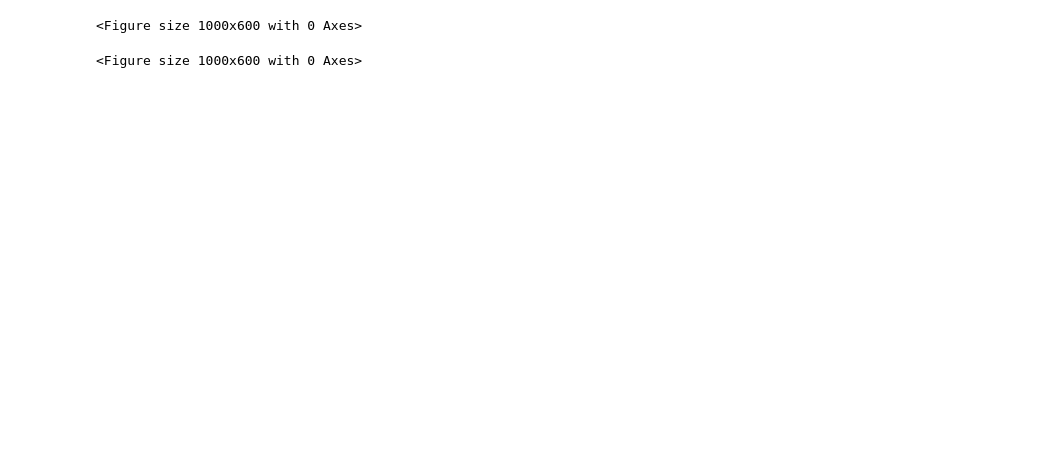
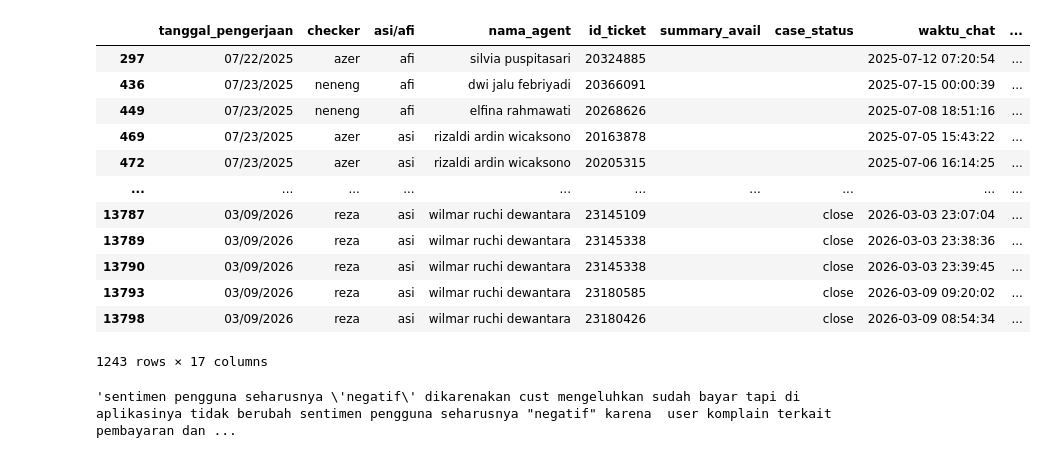
Before and after one commit to keisezrggx/ai_dashboard, a Jupyter notebook: backend/qc/read_summary.ipynb, the cells around one changed output. Drawn from its saved outputs; the diff is of its cells as text; code cells hidden in the pictures; blank space fills up the shorter version.

```diff
--- a/backend/qc/read_summary.ipynb
+++ b/backend/qc/read_summary.ipynb
@@ -40,5 +44,30 @@ memory usage: 1.6+ MB
 # %%
-plt.figure(figsize=(10, 6))
+df_clean = (
+    df.copy()
+    .drop(columns=['No'])
+    .rename(columns=lambda x: x.strip().lower())
+    .rename(columns=lambda x: x.replace(' ', '_'))
+    .apply(lambda x: x.str.strip().str.lower() if x.dtype == 'object' else x)
+)
+
+df_clean = df_clean[df_clean['revisi_sentimen'] == 'negatif']
+df_clean
 # %% [output]
+|  | tanggal_pengerjaan | checker | asi/afi | nama_agent | id_ticket | summary_avail | case_status | waktu_chat | ... |
+| 297 | 07/22/2025 | azer | afi | silvia puspitasari | 20324885 |  |  | 2025-07-12 07:20:54 | ... |
+| 436 | 07/23/2025 | neneng | afi | dwi jalu febriyadi | 20366091 |  |  | 2025-07-15 00:00:39 | ... |
+| 449 | 07/23/2025 | neneng | afi | elfina rahmawati | 20268626 |  |  | 2025-07-08 18:51:16 | ... |
+| 469 | 07/23/2025 | azer | asi | rizaldi ardin wicaksono | 20163878 |  |  | 2025-07-05 15:43:22 | ... |
+| 472 | 07/23/2025 | azer | asi | rizaldi ardin wicaksono | 20205315 |  |  | 2025-07-06 16:14:25 | ... |
+| ... | ... | ... | ... | ... | ... | ... | ... | ... | ... |
+| 13787 | 03/09/2026 | reza | asi | wilmar ruchi dewantara | 23145109 |  | close | 2026-03-03 23:07:04 | ... |
+| 13789 | 03/09/2026 | reza | asi | wilmar ruchi dewantara | 23145338 |  | close | 2026-03-03 23:38:36 | ... |
+| 13790 | 03/09/2026 | reza | asi | wilmar ruchi dewantara | 23145338 |  | close | 2026-03-03 23:39:45 | ... |
+| 13793 | 03/09/2026 | reza | asi | wilmar ruchi dewantara | 23180585 |  | close | 2026-03-09 09:20:02 | ... |
+| 13798 | 03/09/2026 | reza | asi | wilmar ruchi dewantara | 23180426 |  | close | 2026-03-09 08:54:34 | ... |
-<Figure size 1000x600 with 0 Axes>
+1243 rows × 17 columns
-<Figure size 1000x600 with 0 Axes>
+# %%
+word_string = ' '.join(df_clean['alasan_tidak_suka'].str.lower())
+word_string
+# %% [output]
+'sentimen pengguna seharusnya \'negatif\' dikarenakan cust mengeluhkan sudah bayar tapi di aplikasinya tidak berubah sentimen pengguna seharusnya "negatif" karena  user komplain terkait pembayaran dan ...
```
Also changed, not shown: parts of 4 cells of this notebook, 32 other files.
